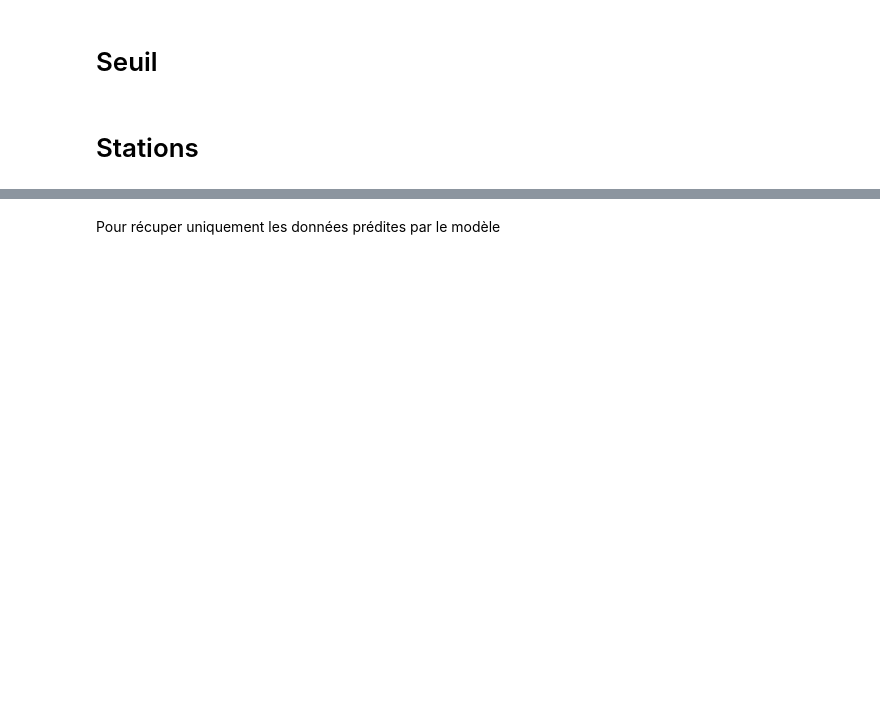
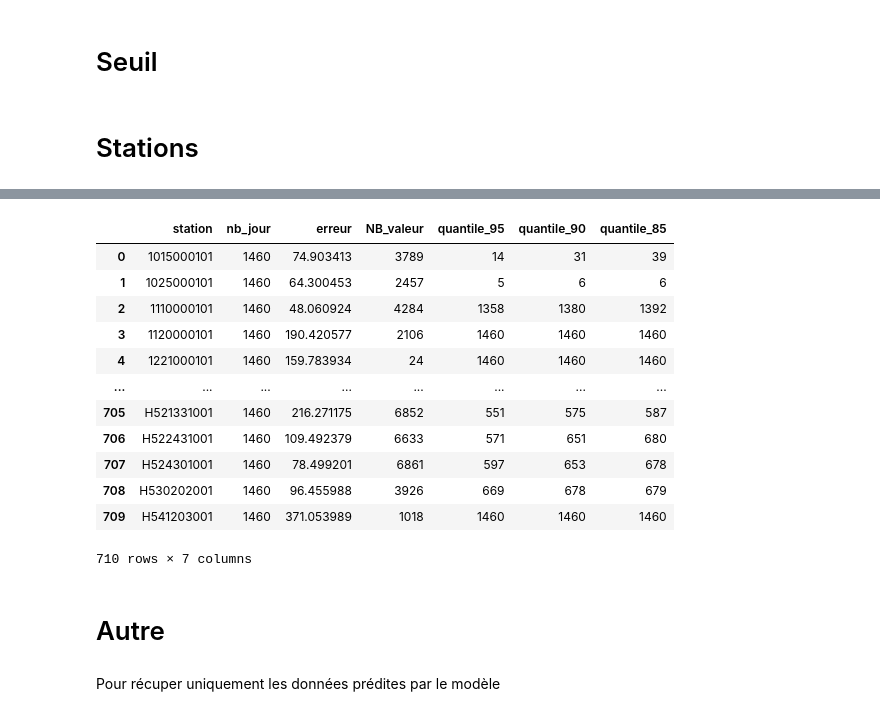
Before and after one commit to PI2-Equipe106/PI2_A5_Equipe_106, a Jupyter notebook: Série temporelles.ipynb, the cells around one changed output, grey strips where cells are left out. Cells and saved outputs as stored; diff of their text form; code cells hidden in the pictures; blank space fills up the shorter version.

```diff
--- a/Série temporelles.ipynb
+++ b/Série temporelles.ipynb
@@ -276,0 +281,29 @@ Nombre de fois où la hauteur est supérieur au quantile 0.9, qui est de 2460 m
+# %%
+result = []
+# %%
+n=0
+for i in station:
+    print(n)
+    n=n+1
+    dat=df[df['code_station']==i]
+    train, test = mise_en_forme(dat)
+    modele, prediction, pred_futur, pred_futur2 = model(train,test)
+    jour=len(pred_futur2)
+
+    quantiles = [0.95, 0.9, 0.85]
+    quantile_counts = {}
+
+    for q in quantiles:
+        quantile_value = data["resultat_obs_elab"].quantile(q)
+        count = (pred_futur2["yhat"] > quantile_value).sum()
+        quantile_counts[f'quantile_{int(q * 100)}'] = count
+
+    erreur_abs=erreur(test, prediction)
+
+    result.append({
+        'station': i,
+         "nb_jour":jour,
+         "erreur": erreur_abs,
+         "NB_valeur":len(dat),
+        **quantile_counts
+    })
@@ -276,0 +330,18 @@ Nombre de fois où la hauteur est supérieur au quantile 0.9, qui est de 2460 m
+# %%
+a = pd.DataFrame(result)
+# %%
+a
+# %% [output]
+|  | station | nb_jour | erreur | NB_valeur | quantile_95 | quantile_90 | quantile_85 |
+| 0 | 1015000101 | 1460 | 74.903413 | 3789 | 14 | 31 | 39 |
+| 1 | 1025000101 | 1460 | 64.300453 | 2457 | 5 | 6 | 6 |
+| 2 | 1110000101 | 1460 | 48.060924 | 4284 | 1358 | 1380 | 1392 |
+| 3 | 1120000101 | 1460 | 190.420577 | 2106 | 1460 | 1460 | 1460 |
+| 4 | 1221000101 | 1460 | 159.783934 | 24 | 1460 | 1460 | 1460 |
+| ... | ... | ... | ... | ... | ... | ... | ... |
+| 705 | H521331001 | 1460 | 216.271175 | 6852 | 551 | 575 | 587 |
+| 706 | H522431001 | 1460 | 109.492379 | 6633 | 571 | 651 | 680 |
+| 707 | H524301001 | 1460 | 78.499201 | 6861 | 597 | 653 | 678 |
+| 708 | H530202001 | 1460 | 96.455988 | 3926 | 669 | 678 | 679 |
+| 709 | H541203001 | 1460 | 371.053989 | 1018 | 1460 | 1460 | 1460 |
+710 rows × 7 columns
@@ -277,3 +350,5 @@ Nombre de fois où la hauteur est supérieur au quantile 0.9, qui est de 2460 m
+# %% [markdown]
+# Autre
 # %% [markdown]
 Pour récuper uniquement les données prédites par le modèle
 # %%
```
Also changed, not shown: parts of 19 cells of this notebook, 7 other files.
